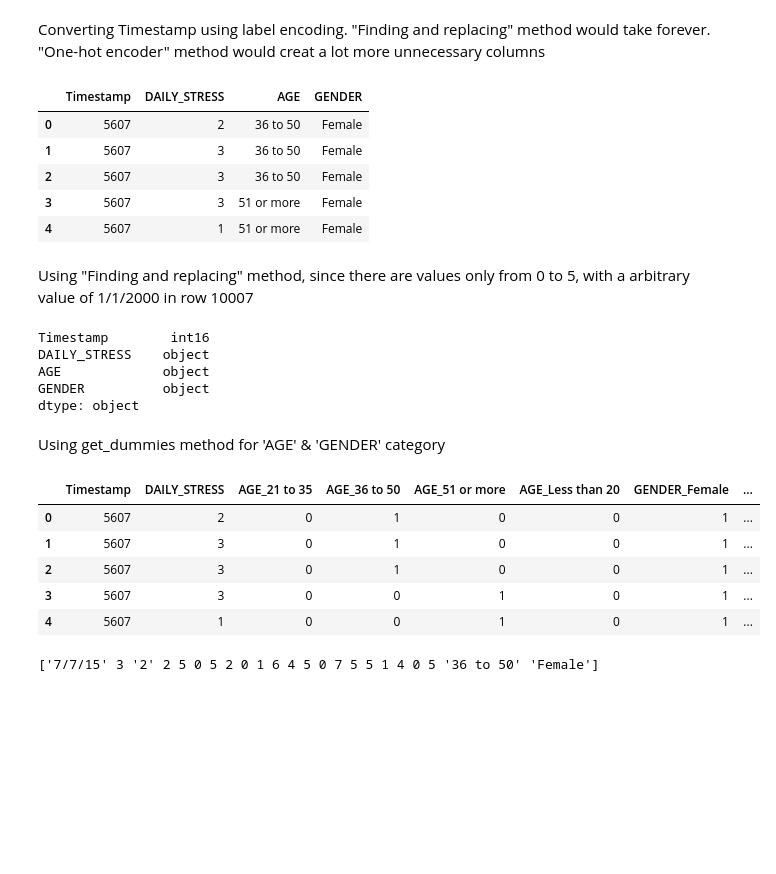
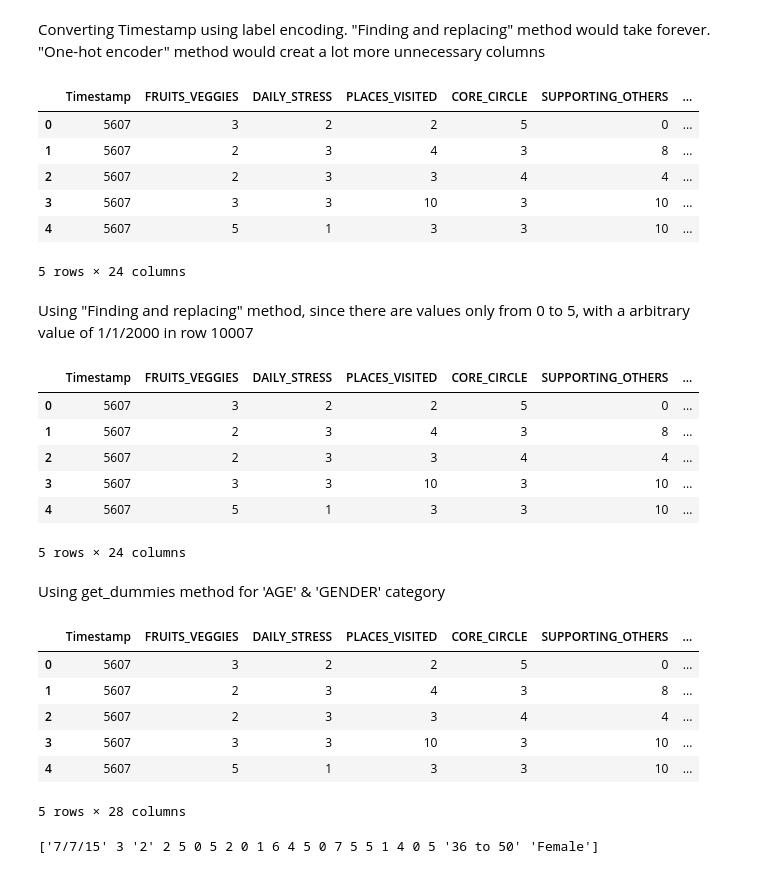
Before and after one commit to revanthmadasu/LifestyleWellbeing, a Jupyter notebook: LifestyleWellbeing.ipynb, the cells around one changed output. Cells and saved outputs as stored; diff of their text form; code cells hidden in the pictures; blank space fills up the shorter version.

```diff
--- a/LifestyleWellbeing.ipynb
+++ b/LifestyleWellbeing.ipynb
@@ -28,39 +28,42 @@ Converting Timestamp using label encoding.
 "Finding and replacing" method would take forever.
 "One-hot encoder" method would creat a lot more unnecessary columns
 # %%
-object_dataset['Timestamp'] = object_dataset['Timestamp'].astype('category')
-object_dataset['Timestamp'] = object_dataset['Timestamp'].cat.codes
-object_dataset.head()
+dataset['Timestamp'] = dataset['Timestamp'].astype('category')
+dataset['Timestamp'] = dataset['Timestamp'].cat.codes
+dataset.head()
 # %% [output]
-|  | Timestamp | DAILY_STRESS | AGE | GENDER |
-| 0 | 5607 | 2 | 36 to 50 | Female |
-| 1 | 5607 | 3 | 36 to 50 | Female |
-| 2 | 5607 | 3 | 36 to 50 | Female |
-| 3 | 5607 | 3 | 51 or more | Female |
-| 4 | 5607 | 1 | 51 or more | Female |
+|  | Timestamp | FRUITS_VEGGIES | DAILY_STRESS | PLACES_VISITED | CORE_CIRCLE | SUPPORTING_OTHERS | ... |
+| 0 | 5607 | 3 | 2 | 2 | 5 | 0 | ... |
+| 1 | 5607 | 2 | 3 | 4 | 3 | 8 | ... |
+| 2 | 5607 | 2 | 3 | 3 | 4 | 4 | ... |
+| 3 | 5607 | 3 | 3 | 10 | 3 | 10 | ... |
+| 4 | 5607 | 5 | 1 | 3 | 3 | 10 | ... |
+5 rows × 24 columns
 # %% [markdown]
 Using "Finding and replacing" method, since there are values only from 0 to 5, with a arbitrary value of 1/1/2000 in row 10007
 # %%
-{try doing as a label encoder}#Daily_stress_nums = {'DAILY_STRESS':{'0': 0, '1': 1, '2': 2, '3': 3, '4': 4, '5': 5}}
-object_dataset['DAILY_STRESS'] = object_dataset['DAILY_STRESS'].replace(['0','1','2','3','4','5','1/1/2000'], [0,1,2,3,4,5,1])
-object_dataset.dtypes
+dataset['DAILY_STRESS'] = dataset['DAILY_STRESS'].replace(['0','1','2','3','4','5'], [0,1,2,3,4,5])
+dataset.head()
 # %% [output]
+|  | Timestamp | FRUITS_VEGGIES | DAILY_STRESS | PLACES_VISITED | CORE_CIRCLE | SUPPORTING_OTHERS | ... |
+| 0 | 5607 | 3 | 2 | 2 | 5 | 0 | ... |
+| 1 | 5607 | 2 | 3 | 4 | 3 | 8 | ... |
+| 2 | 5607 | 2 | 3 | 3 | 4 | 4 | ... |
+| 3 | 5607 | 3 | 3 | 10 | 3 | 10 | ... |
+| 4 | 5607 | 5 | 1 | 3 | 3 | 10 | ... |
-Timestamp        int16
-DAILY_STRESS    object
-AGE             object
-GENDER          object
-dtype: object
+5 rows × 24 columns
 # %% [markdown]
 Using get_dummies method for 'AGE' & 'GENDER' category
 # %%
-pd.get_dummies(object_dataset, columns = ['AGE', 'GENDER']).head()
+pd.get_dummies(dataset, columns = ['AGE', 'GENDER']).head()
 # %% [output]
-|  | Timestamp | DAILY_STRESS | AGE_21 to 35 | AGE_36 to 50 | AGE_51 or more | AGE_Less than 20 | GENDER_Female | ... |
-| 0 | 5607 | 2 | 0 | 1 | 0 | 0 | 1 | ... |
-| 1 | 5607 | 3 | 0 | 1 | 0 | 0 | 1 | ... |
-| 2 | 5607 | 3 | 0 | 1 | 0 | 0 | 1 | ... |
-| 3 | 5607 | 3 | 0 | 0 | 1 | 0 | 1 | ... |
-| 4 | 5607 | 1 | 0 | 0 | 1 | 0 | 1 | ... |
+|  | Timestamp | FRUITS_VEGGIES | DAILY_STRESS | PLACES_VISITED | CORE_CIRCLE | SUPPORTING_OTHERS | ... |
+| 0 | 5607 | 3 | 2 | 2 | 5 | 0 | ... |
+| 1 | 5607 | 2 | 3 | 4 | 3 | 8 | ... |
+| 2 | 5607 | 2 | 3 | 3 | 4 | 4 | ... |
+| 3 | 5607 | 3 | 3 | 10 | 3 | 10 | ... |
+| 4 | 5607 | 5 | 1 | 3 | 3 | 10 | ... |
+5 rows × 28 columns
 # %%
 print(X[0,:])
 # %% [output]
```
Also changed, not shown: parts of 1 cell of this notebook.
